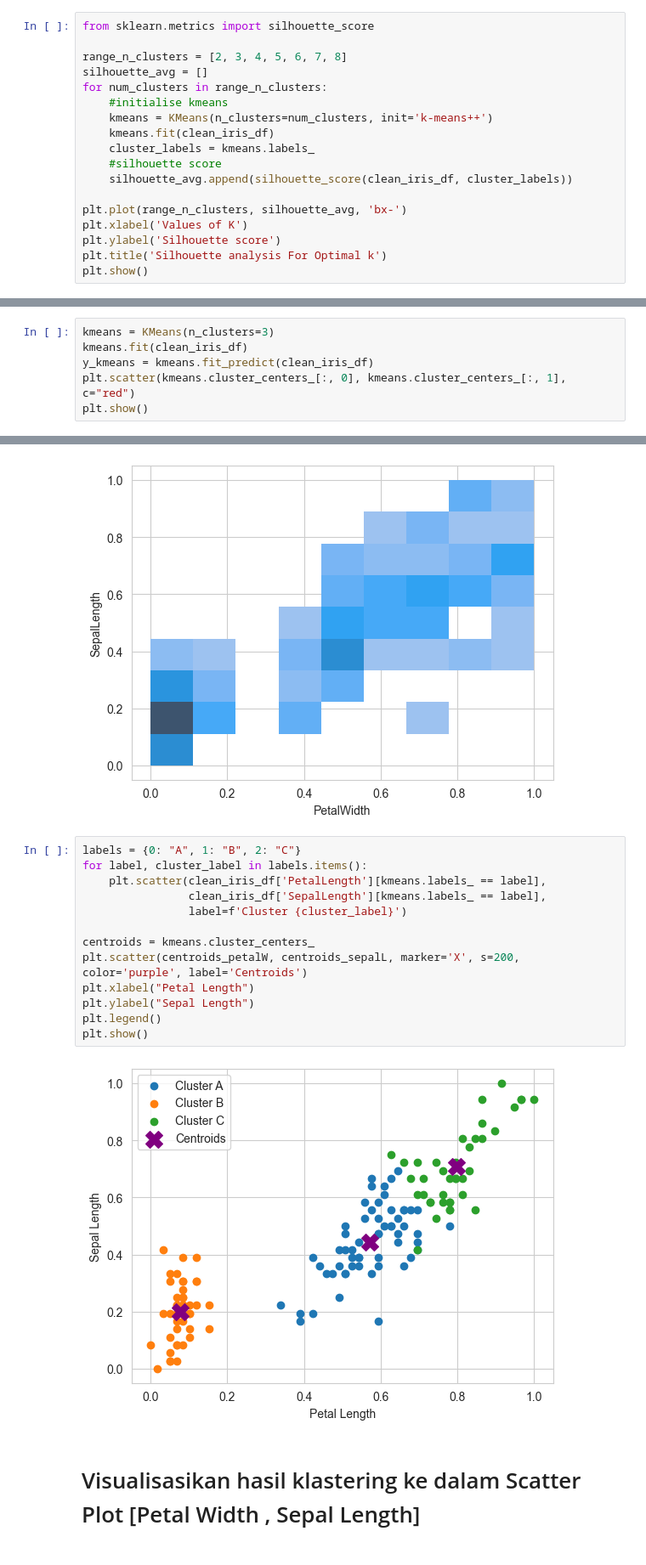
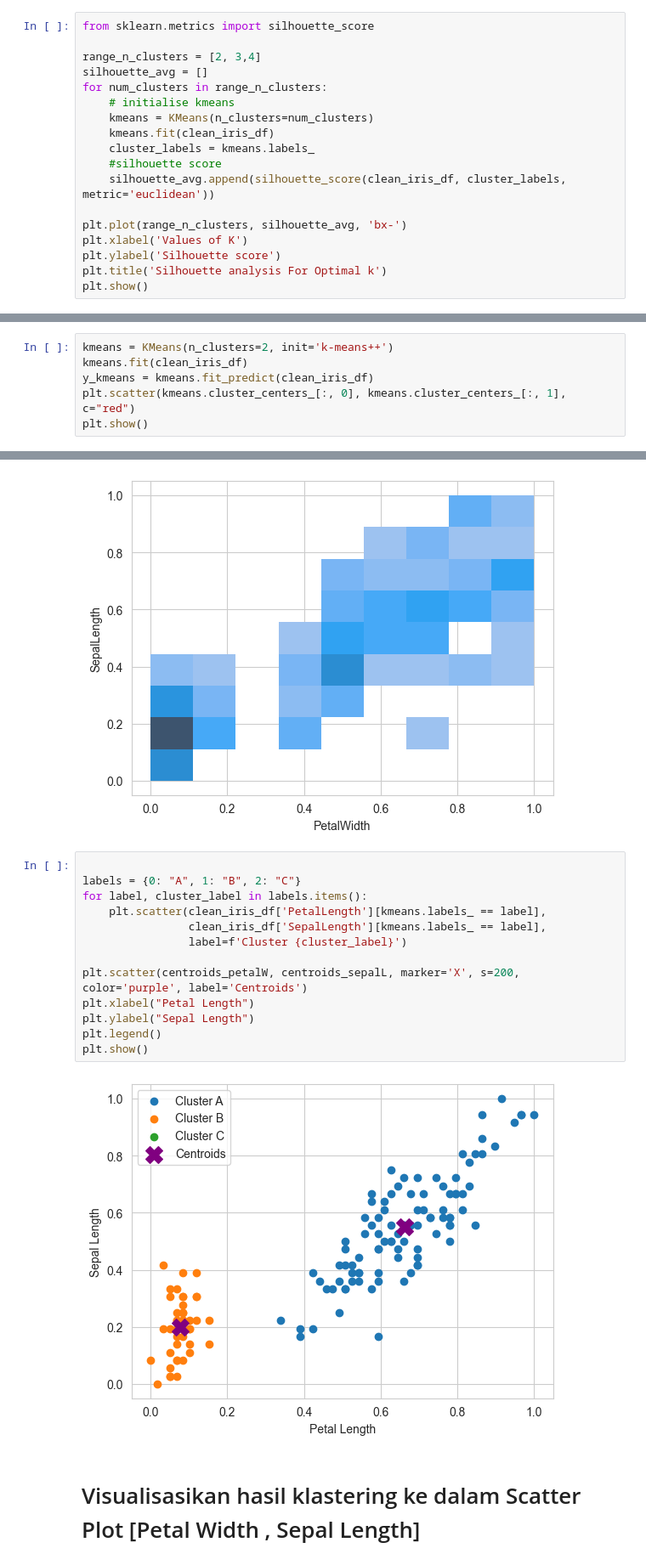
Before and after one commit to KrishnanditoLksn/MachineLearning_101, a Jupyter notebook: praktikkum/pertemuan3/iris_klastering.ipynb, the cells around one changed output, grey strips where cells are left out. Shown: that part at 85% size. Drawn from its saved outputs; the diff is of its cells as text.

```diff
--- a/praktikkum/pertemuan3/iris_klastering.ipynb
+++ b/praktikkum/pertemuan3/iris_klastering.ipynb
@@ -221,15 +209,15 @@ plt.show()
 # %%
 from sklearn.metrics import silhouette_score
 
-range_n_clusters = [2, 3, 4, 5, 6, 7, 8]
+range_n_clusters = [2, 3,4]
 silhouette_avg = []
 for num_clusters in range_n_clusters:
-    #initialise kmeans
-    kmeans = KMeans(n_clusters=num_clusters, init='k-means++')
+    # initialise kmeans
+    kmeans = KMeans(n_clusters=num_clusters)
     kmeans.fit(clean_iris_df)
     cluster_labels = kmeans.labels_
     #silhouette score
-    silhouette_avg.append(silhouette_score(clean_iris_df, cluster_labels))
+    silhouette_avg.append(silhouette_score(clean_iris_df, cluster_labels, metric='euclidean'))
 
 plt.plot(range_n_clusters, silhouette_avg, 'bx-')
 plt.xlabel('Values of K')
@@ -264,5 +268,5 @@ print(kmeans.cluster_centers_)
 # %%
-kmeans = KMeans(n_clusters=3)
+kmeans = KMeans(n_clusters=2, init='k-means++')
 kmeans.fit(clean_iris_df)
 y_kmeans = kmeans.fit_predict(clean_iris_df)
 plt.scatter(kmeans.cluster_centers_[:, 0], kmeans.cluster_centers_[:, 1], c="red")
@@ -341,20 +343,20 @@ sns.histplot(x=clean_iris_df['PetalWidth'], y=clean_iris_df['SepalLength'])
 <Axes: xlabel='PetalWidth', ylabel='SepalLength'>
 [figure]
 # %%
+
 labels = {0: "A", 1: "B", 2: "C"}
 for label, cluster_label in labels.items():
     plt.scatter(clean_iris_df['PetalLength'][kmeans.labels_ == label],
                 clean_iris_df['SepalLength'][kmeans.labels_ == label],
                 label=f'Cluster {cluster_label}')
 
-centroids = kmeans.cluster_centers_
 plt.scatter(centroids_petalW, centroids_sepalL, marker='X', s=200, color='purple', label='Centroids')
 plt.xlabel("Petal Length")
 plt.ylabel("Sepal Length")
 plt.legend()
 plt.show()
 # %% [output]
-[figure, old version]
+[figure, new version]
 # %% [markdown]
 # Visualisasikan hasil klastering ke dalam Scatter Plot [Petal Width , Sepal Length]
 # %%
```
Also changed, not shown: parts of 16 cells of this notebook.
